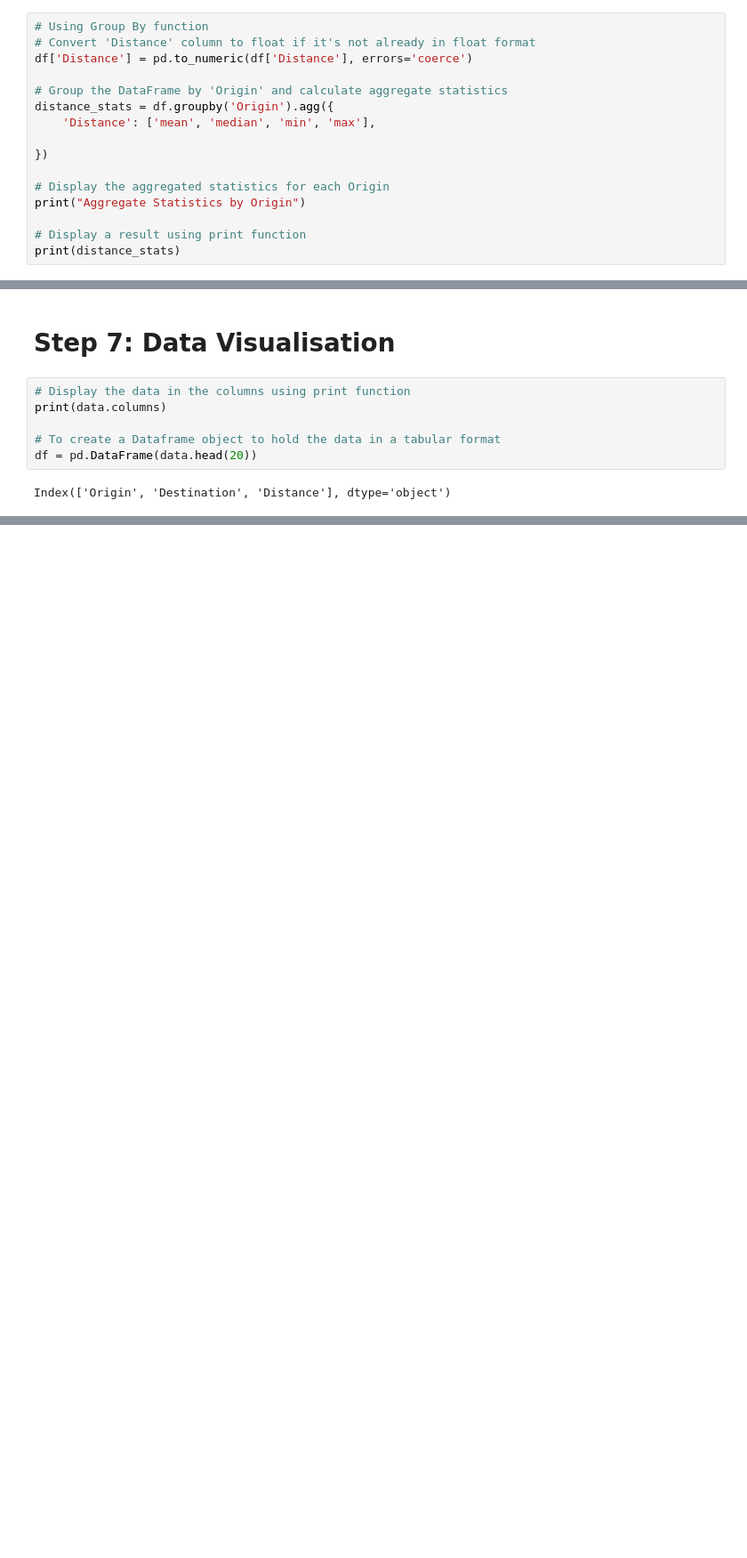
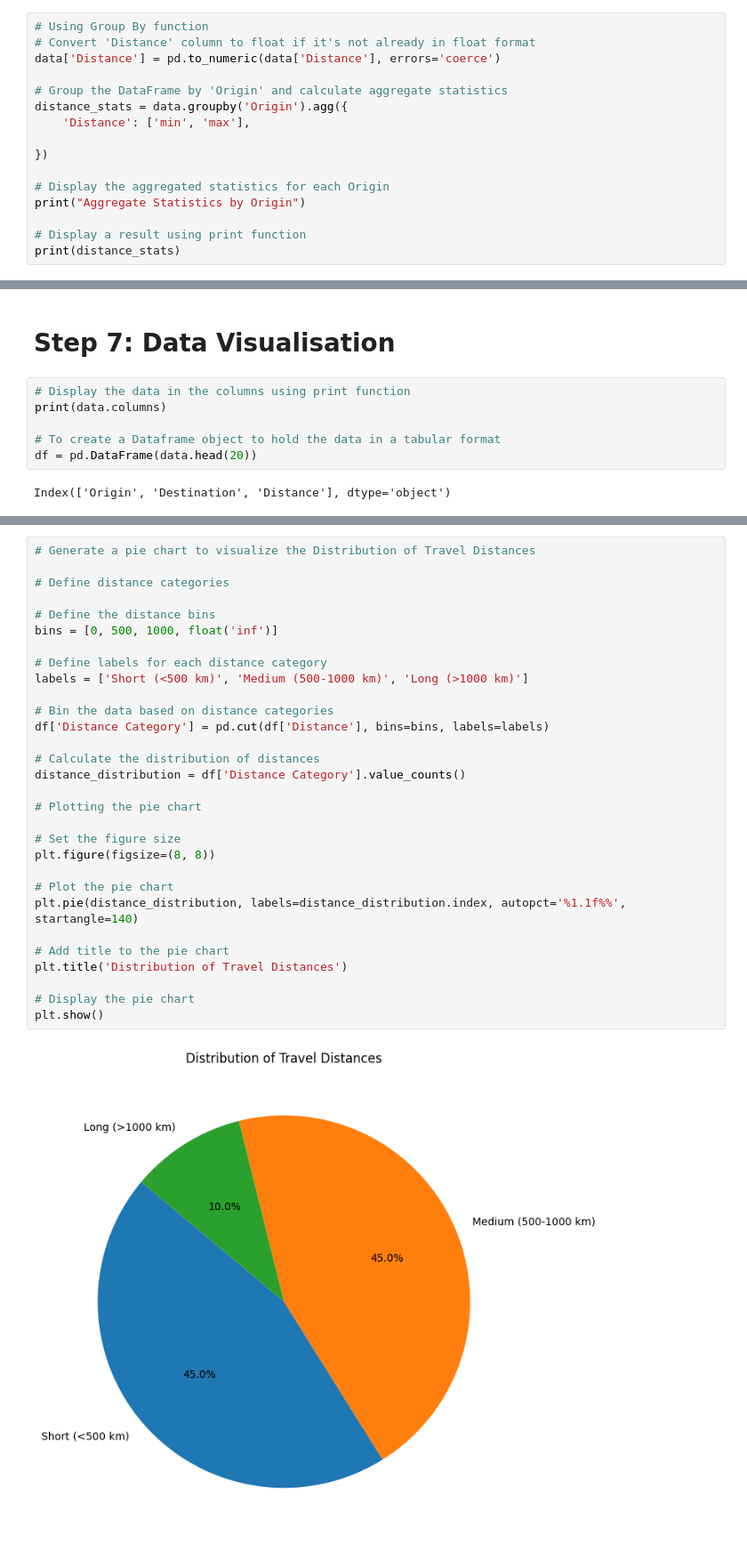
Before and after one commit to Komalakshi-D/Data_Analysis_Project, a Jupyter notebook: dataset_project.ipynb, the cells around one changed output, grey strips where cells are left out. Shown: that part at 89% size. Drawn from its saved outputs; the diff is of its cells as text; blank space fills up the shorter version.

```diff
--- a/dataset_project.ipynb
+++ b/dataset_project.ipynb
@@ -285,11 +285,11 @@ print(result.head)
 # %%
 # Using Group By function
 # Convert 'Distance' column to float if it's not already in float format
-df['Distance'] = pd.to_numeric(df['Distance'], errors='coerce')
+data['Distance'] = pd.to_numeric(data['Distance'], errors='coerce')
 
 # Group the DataFrame by 'Origin' and calculate aggregate statistics
-distance_stats = df.groupby('Origin').agg({
-    'Distance': ['mean', 'median', 'min', 'max'],
+distance_stats = data.groupby('Origin').agg({
+    'Distance': ['min', 'max'],
 
 })
 
@@ -419,0 +329,32 @@ plt.show()
+# %%
+# Generate a pie chart to visualize the Distribution of Travel Distances
+
+# Define distance categories
+
+# Define the distance bins
+bins = [0, 500, 1000, float('inf')]
+
+# Define labels for each distance category
+labels = ['Short (<500 km)', 'Medium (500-1000 km)', 'Long (>1000 km)']
+
+# Bin the data based on distance categories
+df['Distance Category'] = pd.cut(df['Distance'], bins=bins, labels=labels)
+
+# Calculate the distribution of distances
+distance_distribution = df['Distance Category'].value_counts()
+
+# Plotting the pie chart
+
+# Set the figure size
+plt.figure(figsize=(8, 8))
+
+# Plot the pie chart
+plt.pie(distance_distribution, labels=distance_distribution.index, autopct='%1.1f%%', startangle=140)
+
+# Add title to the pie chart
+plt.title('Distribution of Travel Distances')
+
+# Display the pie chart
+plt.show()
+# %% [output]
+[figure, added]
```
Also changed, not shown: parts of 19 cells of this notebook.
